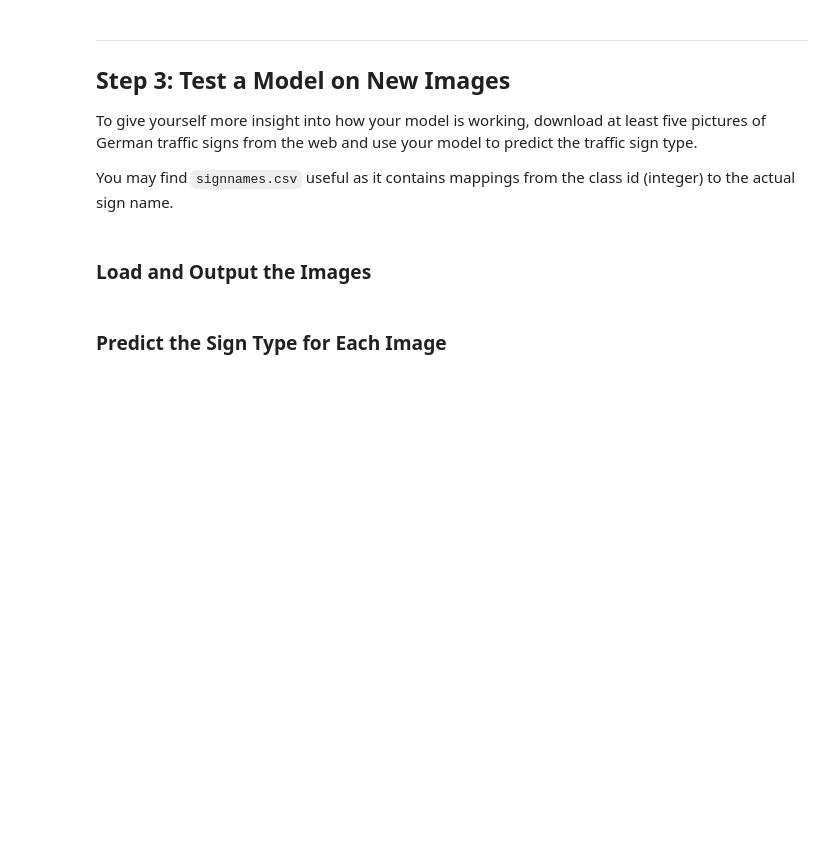
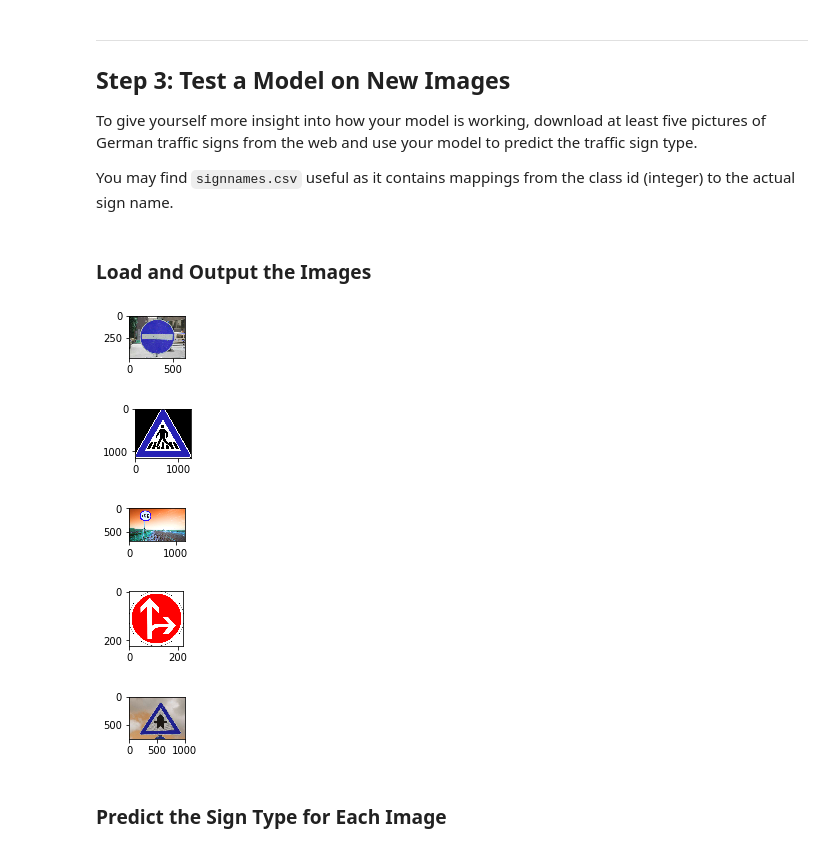
Before and after one commit to aimllifetime/traffic_sign_classifier, a Jupyter notebook: Traffic_Sign_Classifier.ipynb, the cells around one changed output. Saved outputs shown, nothing was run; the diff lists cells and outputs as text; code cells hidden in the pictures; blank space fills up the shorter version.

```diff
--- a/Traffic_Sign_Classifier.ipynb
+++ b/Traffic_Sign_Classifier.ipynb
@@ -368,3 +389,33 @@ You may find `signnames.csv` useful as it contains mappings from the class id (i
+# %%
+### Load the images and plot them here.
+### Feel free to use as many code cells as needed.
+import cv2
+import numpy as np
+import matplotlib.pyplot as plt
+# Visualizations will be shown in the notebook.
+%matplotlib inline
+
+def read_image(path):
+    image = cv2.imread(path, flags=cv2.IMREAD_COLOR)
+    plt.figure(figsize=(1,1))
+    plt.imshow(image, cmap="gray")
+    image = cv2.resize(image, (32, 32))
+    return image
+
+web_images = []
+web_labels = [17, 27, 7, 36, 29] # label for the each image found on web
+
+web_images.append(read_image("./web_images/public/Do-Not-Enter.jpg"))
+web_images.append(read_image("./web_images/public/pedestrain.jpg"))
+web_images.append(read_image("./web_images/public/speed_limit_100.jpg"))
+web_images.append(read_image("./web_images/public/go-straight-or-right.jpg"))
+web_images.append(read_image("./web_images/public/bicycle_crossing_right_of_road.jpg"))
+# %% [output]
+[figure, added]
+[figure, added]
+[figure, added]
+[figure, added]
+[figure, added]
 # %% [markdown]
 ### Predict the Sign Type for Each Image
 # %%
```
Also changed, not shown: parts of 13 cells of this notebook, 2 other files.
